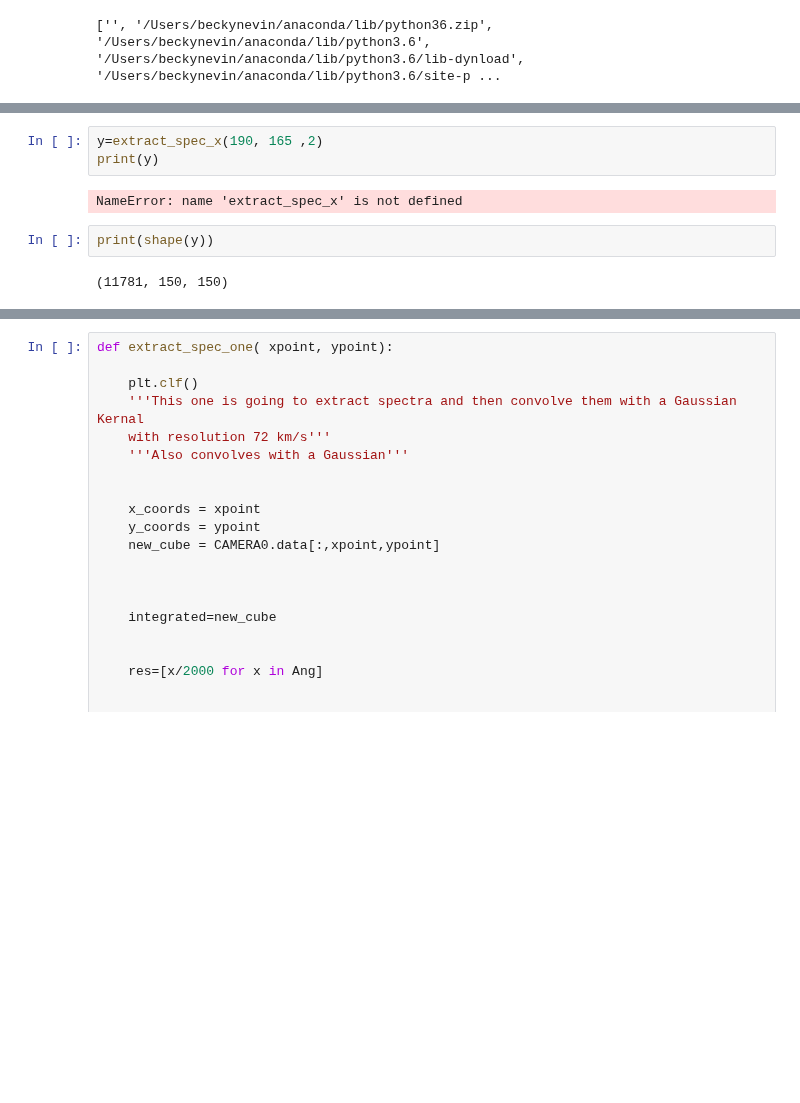
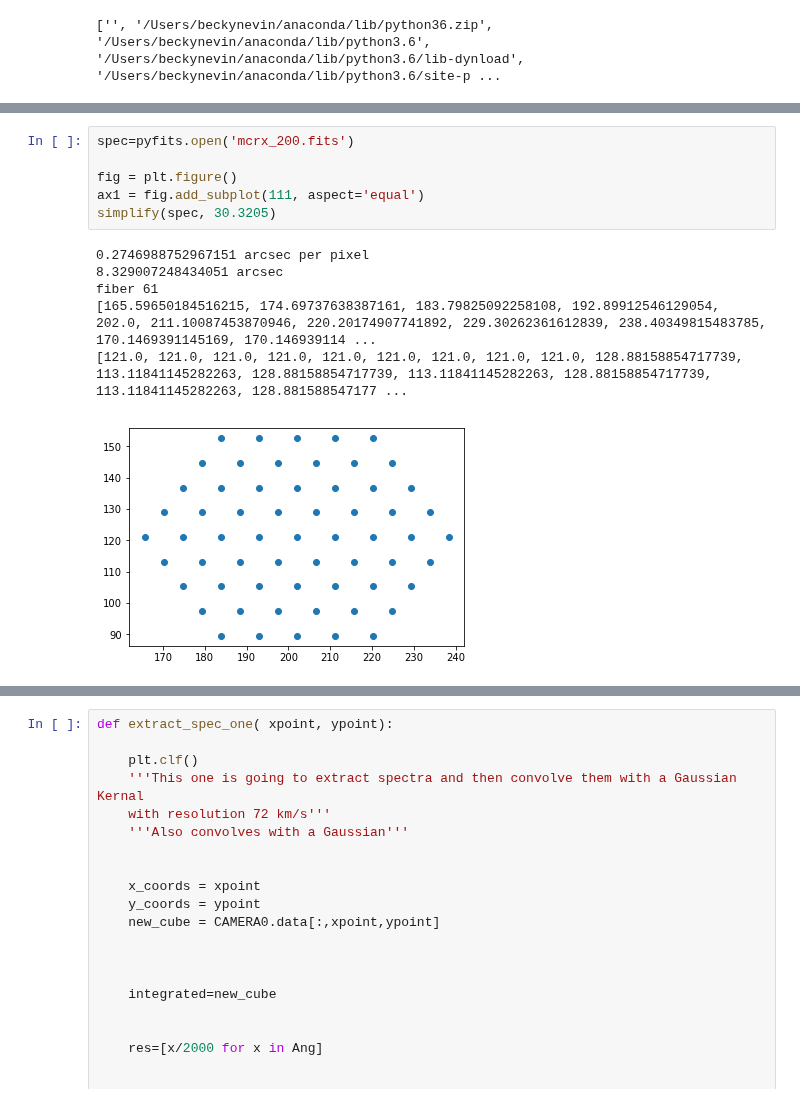
Before and after one commit to beckynevin/ppxf_MaNGA, a Jupyter notebook: Kin_class_summit.ipynb, the cells around one changed output, grey strips where cells are left out. Saved outputs shown, nothing was run; the diff lists cells and outputs as text; blank space fills up the shorter version.

Commit message:
After adding code to find the locations of the fibers, I realized how do you actually smear out the spectra as well as the imaging axes? I'll look more into the papers to learn about this.

```diff
--- a/Kin_class_summit.ipynb
+++ b/Kin_class_summit.ipynb
@@ -141,12 +142,16 @@ XTENSION= 'IMAGE   '           / IMAGE extension
 0.166666666666667
 0.2746977765012134 arcsec per pixel
 1.8201821884706495 factor
-# %%
-y=extract_spec_x(190, 165 ,2)
-print(y)
-# %% [output]
-NameError: name 'extract_spec_x' is not defined
-# %%
-print(shape(y))
-# %% [output]
-(11781, 150, 150)
+# %%
+spec=pyfits.open('mcrx_200.fits')
+
+fig = plt.figure()
+ax1 = fig.add_subplot(111, aspect='equal')
+simplify(spec, 30.3205)
+# %% [output]
+0.2746988752967151 arcsec per pixel
+8.329007248434051 arcsec
+fiber 61
+[165.59650184516215, 174.69737638387161, 183.79825092258108, 192.89912546129054, 202.0, 211.10087453870946, 220.20174907741892, 229.30262361612839, 238.40349815483785, 170.1469391145169, 170.146939114 ...
+[121.0, 121.0, 121.0, 121.0, 121.0, 121.0, 121.0, 121.0, 121.0, 128.88158854717739, 113.11841145282263, 128.88158854717739, 113.11841145282263, 128.88158854717739, 113.11841145282263, 128.881588547177 ...
+[figure, added]
```
Also changed, not shown: parts of 10 cells of this notebook.
